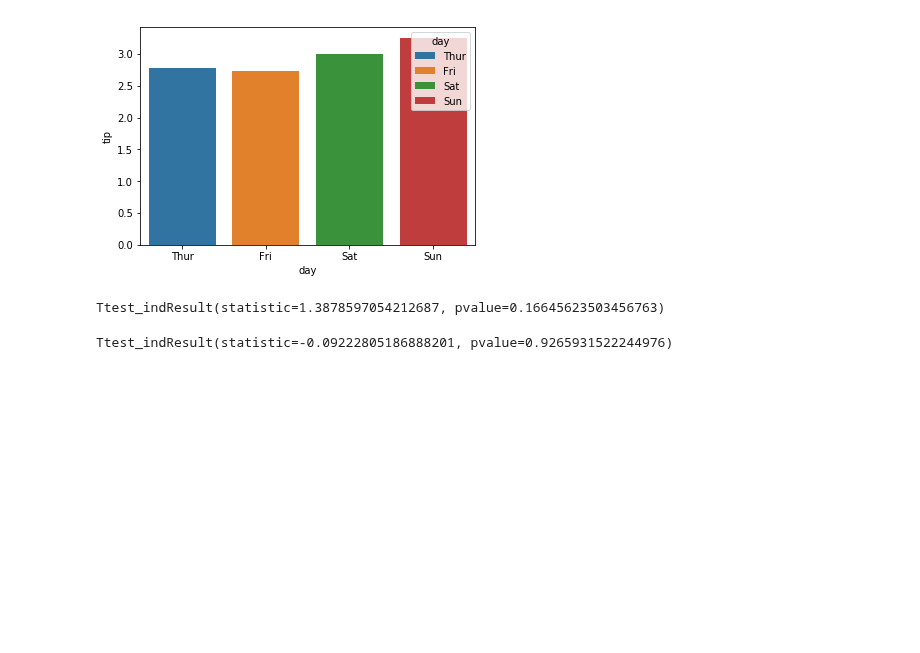
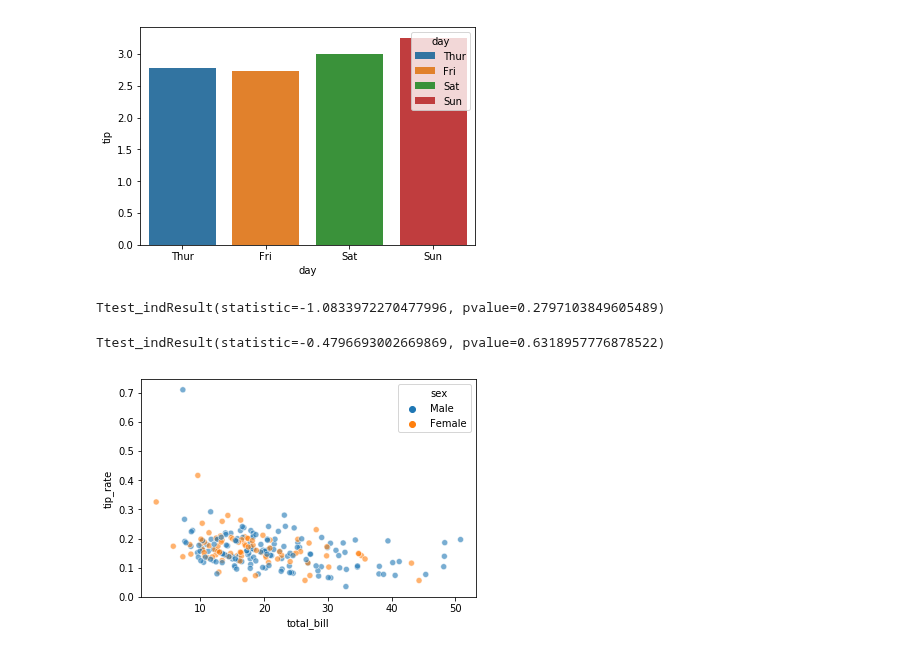
Before and after one commit to CodeupClassroom/bayes-methodologies-exercises, a Jupyter notebook: clustering/clustering-day2.ipynb, the cells around one changed output. Drawn from its saved outputs; the diff is of its cells as text; code cells hidden in the pictures; blank space fills up the shorter version.

```diff
--- a/clustering/clustering-day2.ipynb
+++ b/clustering/clustering-day2.ipynb
@@ -124,17 +137,22 @@ plt.show()
 # %%
 import scipy as sp
 sp.stats.ttest_ind(
-    df_tip[df_tip.sex == 'Male'].tip,
-    df_tip[df_tip.sex == 'Female'].tip)
+    df_tip[df_tip.sex == 'Male'].tip_rate,
+    df_tip[df_tip.sex == 'Female'].tip_rate)
 #No a statistically significant difference between tipping between females
 #and males
 # %% [output]
-Ttest_indResult(statistic=1.3878597054212687, pvalue=0.16645623503456763)
+Ttest_indResult(statistic=-1.0833972270477996, pvalue=0.2797103849605489)
 # %%
 sp.stats.ttest_ind(
-    df_tip[df_tip.smoker == 'No'].tip,
-    df_tip[df_tip.smoker == 'Yes'].tip)
+    df_tip[df_tip.smoker == 'No'].tip_rate,
+    df_tip[df_tip.smoker == 'Yes'].tip_rate)
 #No a statistically significant difference between tipping between smokers
 #and nonsmokers
 # %% [output]
-Ttest_indResult(statistic=-0.09222805186888201, pvalue=0.9265931522244976)
+Ttest_indResult(statistic=-0.4796693002669869, pvalue=0.6318957776878522)
+# %%
+sns.scatterplot(x='total_bill',y='tip_rate',hue='sex',alpha=0.6,data=df_tip)
+plt.show()
+# %% [output]
+[figure, added]
```
Also changed, not shown: parts of 5 cells of this notebook, 2 other files.
